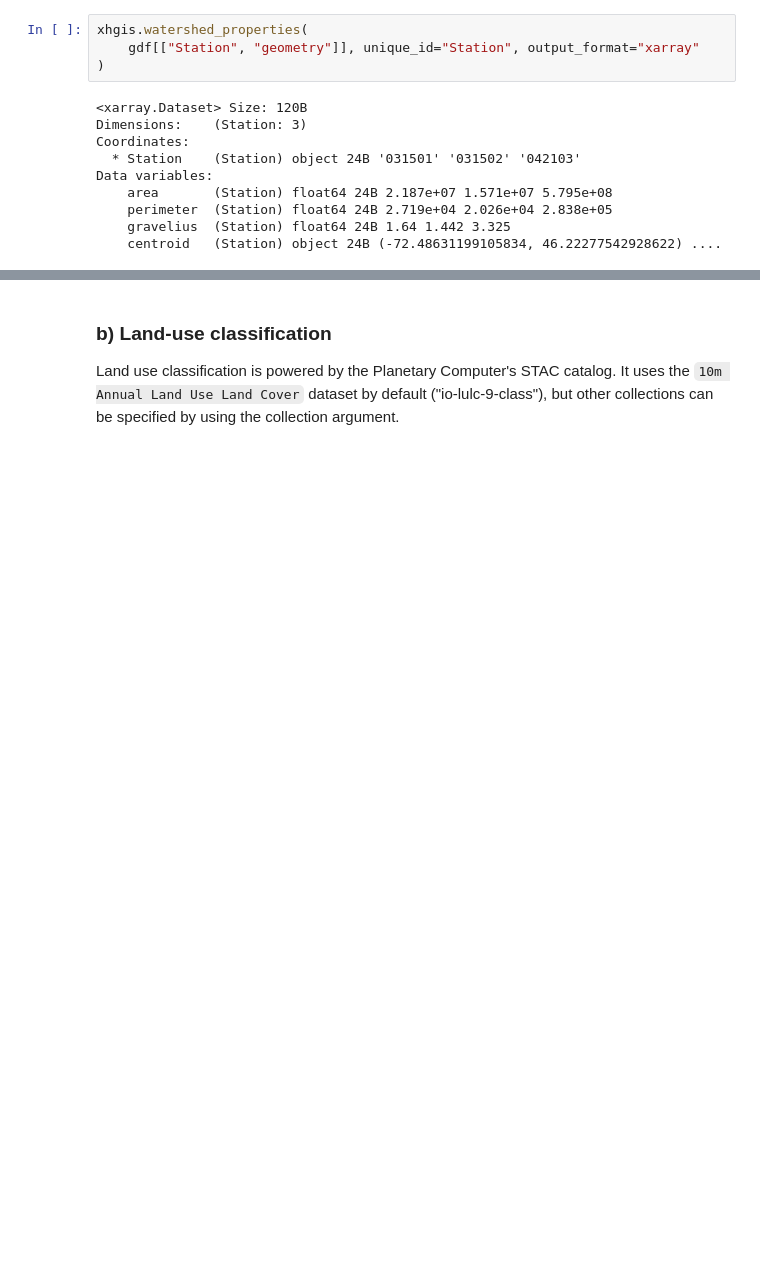
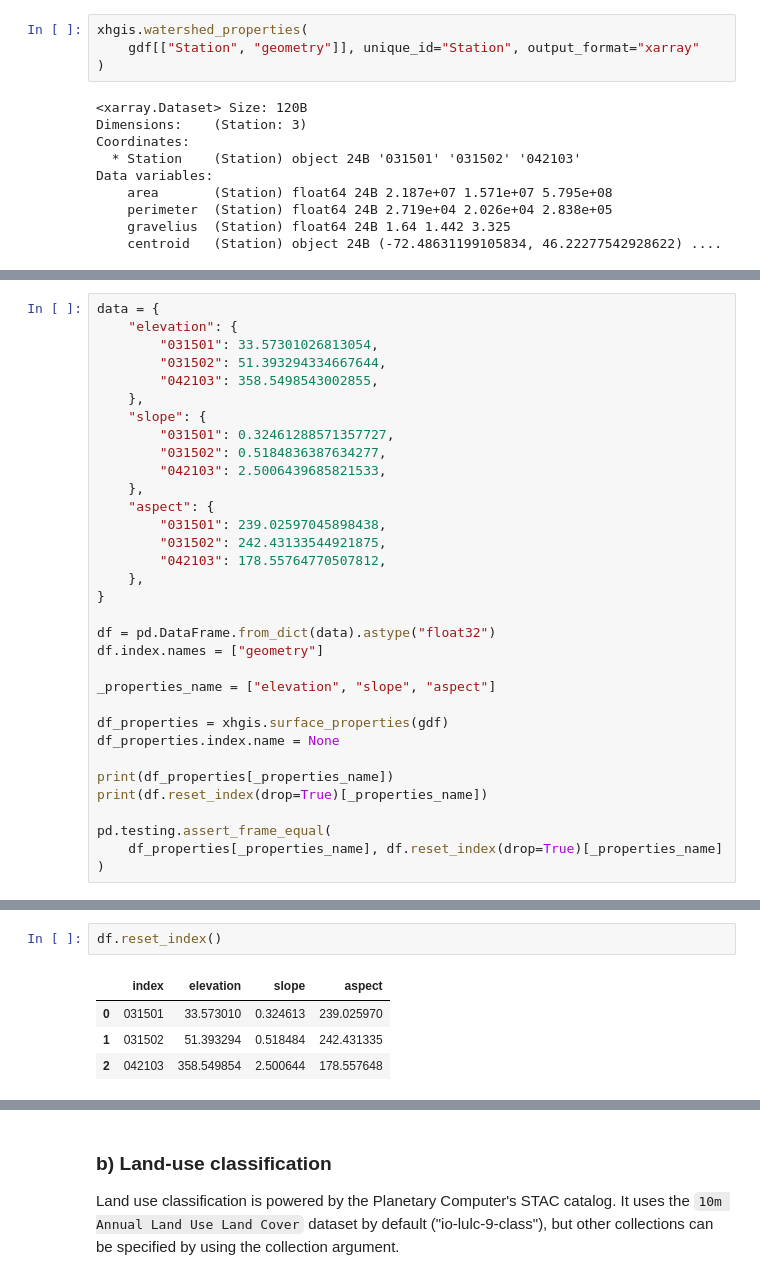
Before and after one commit to hydrologie/xhydro, a Jupyter notebook: docs/notebooks/gis.ipynb, the cells around one changed output, grey strips where cells are left out. Drawn from its saved outputs; the diff is of its cells as text; blank space fills up the shorter version.

```diff
--- a/docs/notebooks/gis.ipynb
+++ b/docs/notebooks/gis.ipynb
@@ -124,0 +184,33 @@ AttributeError: module 'xhydro.gis' has no attribute 'elevation_properties'
+# %%
+data = {
+    "elevation": {
+        "031501": 33.57301026813054,
+        "031502": 51.393294334667644,
+        "042103": 358.5498543002855,
+    },
+    "slope": {
+        "031501": 0.32461288571357727,
+        "031502": 0.5184836387634277,
+        "042103": 2.5006439685821533,
+    },
+    "aspect": {
+        "031501": 239.02597045898438,
+        "031502": 242.43133544921875,
+        "042103": 178.55764770507812,
+    },
+}
+
+df = pd.DataFrame.from_dict(data).astype("float32")
+df.index.names = ["geometry"]
+
+_properties_name = ["elevation", "slope", "aspect"]
+
+df_properties = xhgis.surface_properties(gdf)
+df_properties.index.name = None
+
+print(df_properties[_properties_name])
+print(df.reset_index(drop=True)[_properties_name])
+
+pd.testing.assert_frame_equal(
+    df_properties[_properties_name], df.reset_index(drop=True)[_properties_name]
+)
@@ -124,0 +226,7 @@ AttributeError: module 'xhydro.gis' has no attribute 'elevation_properties'
+# %%
+df.reset_index()
+# %% [output]
+|  | index | elevation | slope | aspect |
+| 0 | 031501 | 33.573010 | 0.324613 | 239.025970 |
+| 1 | 031502 | 51.393294 | 0.518484 | 242.431335 |
+| 2 | 042103 | 358.549854 | 2.500644 | 178.557648 |
```
Also changed, not shown: parts of 11 cells of this notebook, 5 other files.
